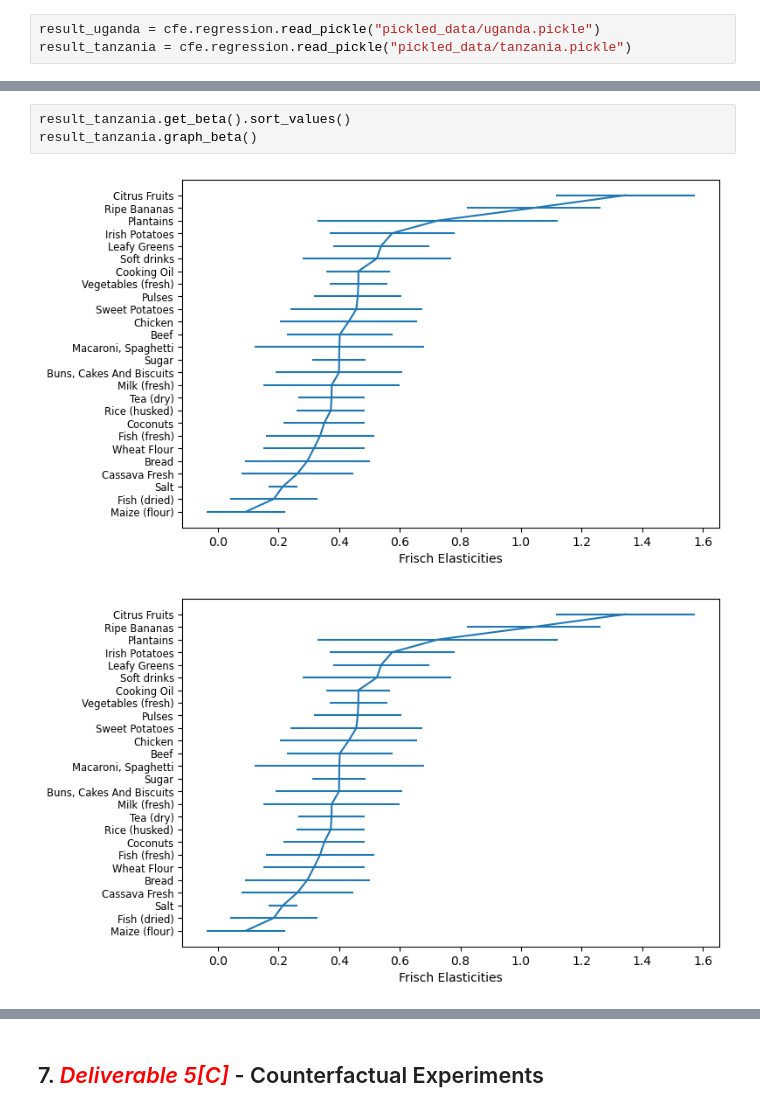
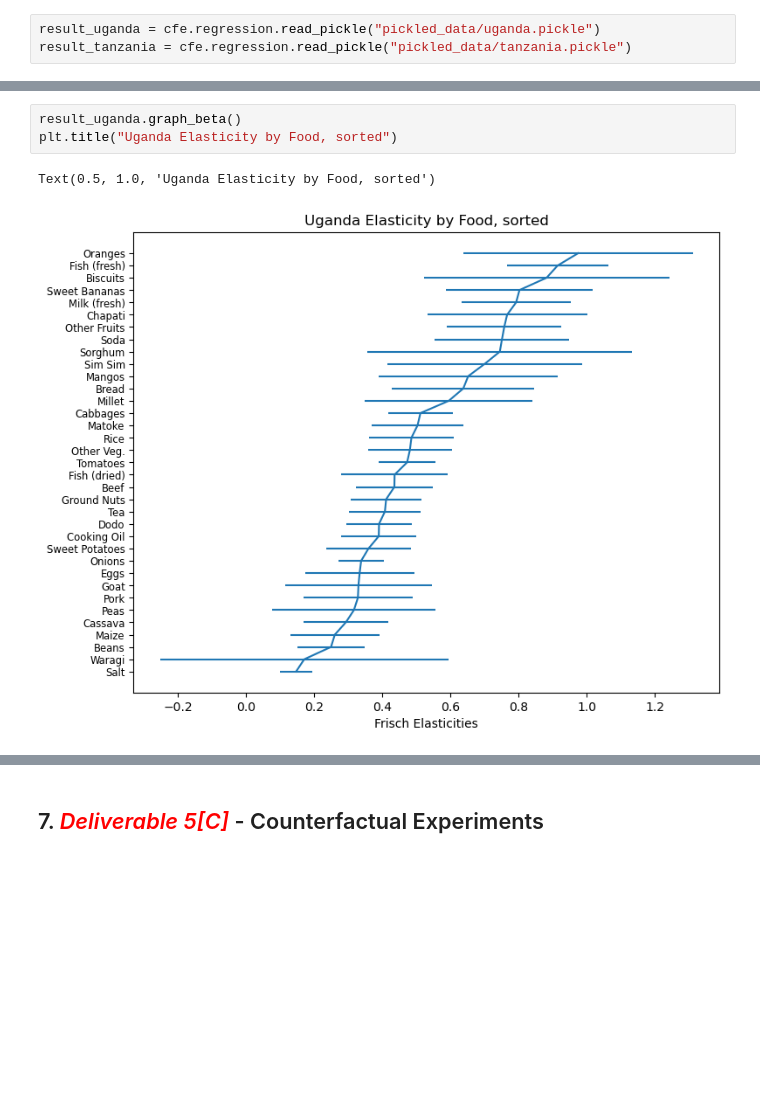
Before and after one commit to vishalival/eep153-stanley-jevons, a Jupyter notebook: deliverables_code_final_2.ipynb, the cells around one changed output, grey strips where cells are left out. Cells and saved outputs as stored; diff of their text form; blank space fills up the shorter version.

```diff
--- a/deliverables_code_final_2.ipynb
+++ b/deliverables_code_final_2.ipynb
@@ -432,6 +469,6 @@ result_uganda.graph_beta()
-# %%
-result_tanzania.get_beta().sort_values()
-result_tanzania.graph_beta()
-# %% [output]
-[figure, removed]
-[figure, removed]
+# %%
+result_uganda.graph_beta()
+plt.title("Uganda Elasticity by Food, sorted")
+# %% [output]
+Text(0.5, 1.0, 'Uganda Elasticity by Food, sorted')
+[figure, added]
```
Also changed, not shown: parts of 22 cells of this notebook.
